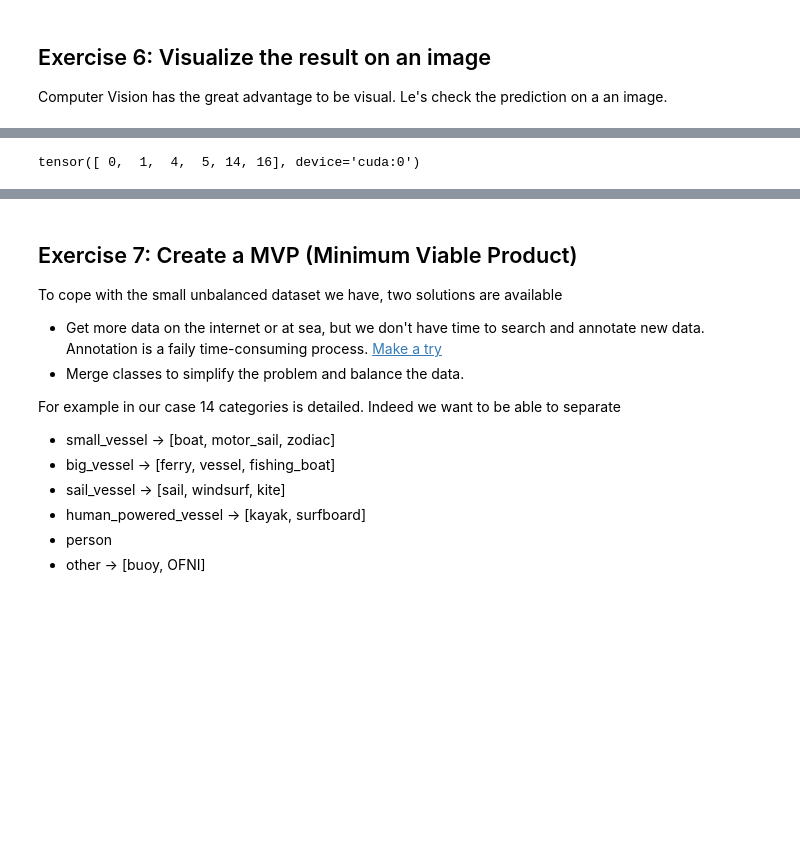
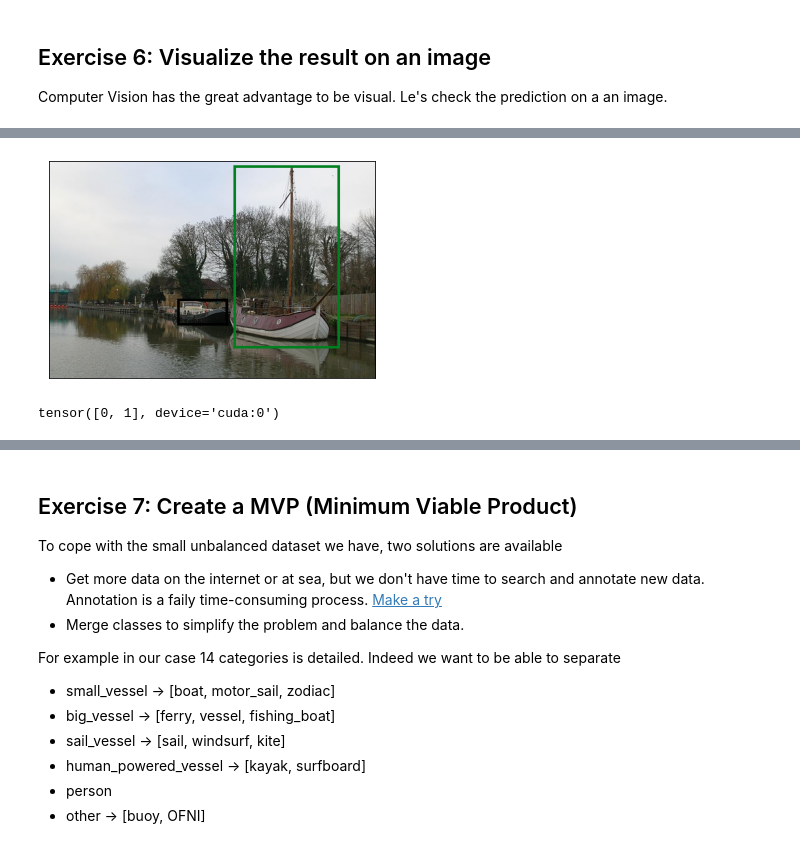
Before and after one commit to YosefGuevara012/DeepLearning_and_computer_vision_for_Marine_Robotics, a Jupyter notebook: TP_Object_Detectionv3.ipynb, the cells around one changed output, grey strips where cells are left out. Drawn from its saved outputs; the diff is of its cells as text; code cells hidden in the pictures; blank space fills up the shorter version.

```diff
--- a/TP_Object_Detectionv3.ipynb
+++ b/TP_Object_Detectionv3.ipynb
@@ -914,9 +771,25 @@ from torchvision import ops
+# %%
+# Apply the filtering solution
+from torchvision import ops
+
+### BEGIN SOLUTION
+imgs_with_boxes = [
+    draw_bounding_boxes(img_int,
+                         # Get the boxes after applying NMS on the output boxes
+                        boxes=output['boxes'][ops.nms(output['boxes'], output['scores'], iou_threshold=.001)],
+                        width=4)
+    for img_int, output in zip(batch_int, outputs)
+]
+show(imgs_with_boxes)
+### END SOLUTION
+# %% [output]
+[figure, added]
 # %%
 for img_int, output in zip(batch_int, outputs):
-  toto = ops.nms(output['boxes'], output['scores'], iou_threshold=0.5)
+  toto = ops.nms(output['boxes'], output['scores'], iou_threshold=.001)
   print(toto)
 # %% [output]
-tensor([ 0,  1,  4,  5, 14, 16], device='cuda:0')
+tensor([0, 1], device='cuda:0')
 # %%
 for img_int, output in zip(batch_int, outputs):
   print(output['boxes'][toto])
```
Also changed, not shown: parts of 41 cells of this notebook, 5 other files.
